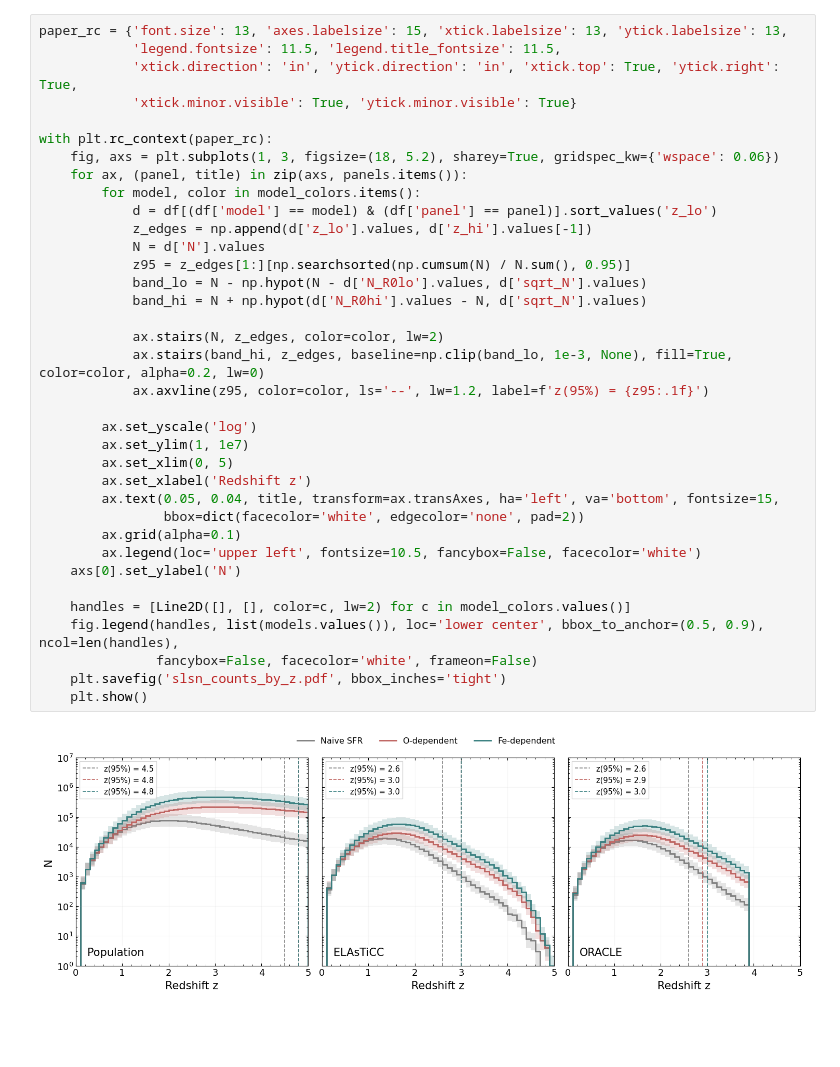
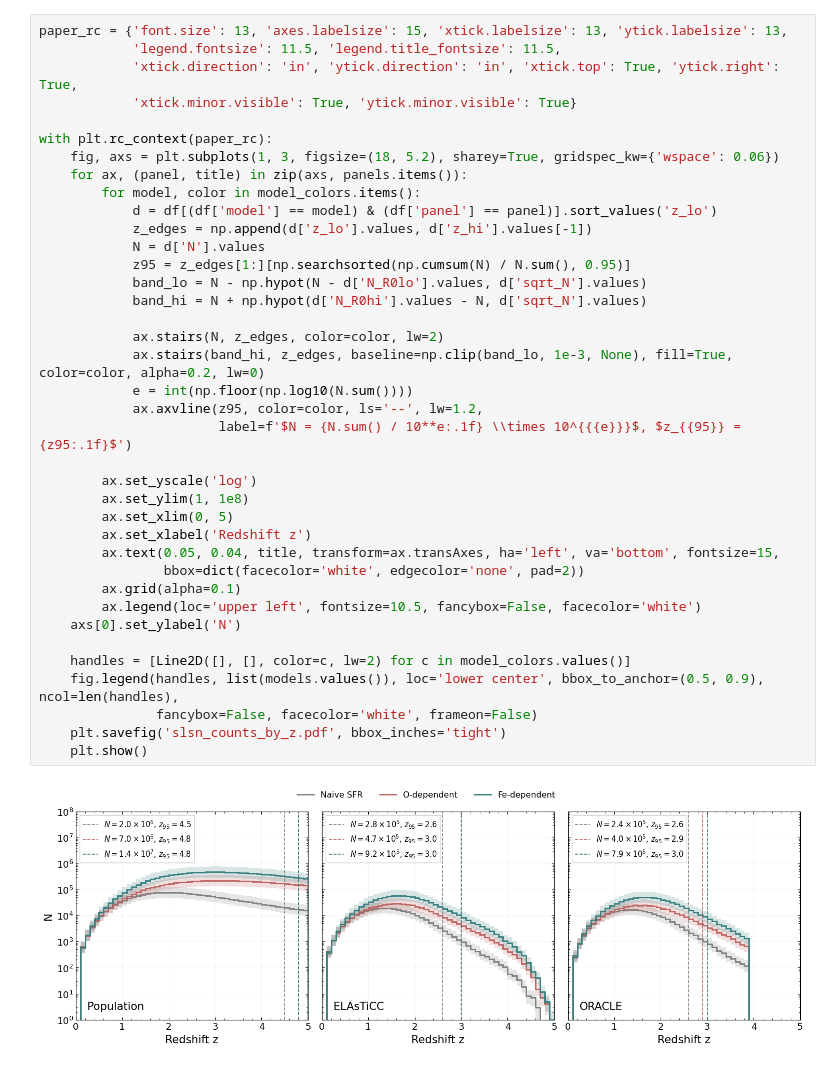
Before and after one commit to dev-ved30/Oracle, a Jupyter notebook: Glue/slsn_counts_by_z.ipynb, the cells around one changed output. Saved outputs shown, nothing was run; the diff lists cells and outputs as text; blank space fills up the shorter version.

Commit message:
Added counts back to legends

```diff
--- a/Glue/slsn_counts_by_z.ipynb
+++ b/Glue/slsn_counts_by_z.ipynb
@@ -31,33 +49,35 @@ paper_rc = {'font.size': 13, 'axes.labelsize': 15, 'xtick.labelsize': 13, 'ytick
 
 with plt.rc_context(paper_rc):
     fig, axs = plt.subplots(1, 3, figsize=(18, 5.2), sharey=True, gridspec_kw={'wspace': 0.06})
     for ax, (panel, title) in zip(axs, panels.items()):
         for model, color in model_colors.items():
             d = df[(df['model'] == model) & (df['panel'] == panel)].sort_values('z_lo')
             z_edges = np.append(d['z_lo'].values, d['z_hi'].values[-1])
             N = d['N'].values
             z95 = z_edges[1:][np.searchsorted(np.cumsum(N) / N.sum(), 0.95)]
             band_lo = N - np.hypot(N - d['N_R0lo'].values, d['sqrt_N'].values)
             band_hi = N + np.hypot(d['N_R0hi'].values - N, d['sqrt_N'].values)
 
             ax.stairs(N, z_edges, color=color, lw=2)
             ax.stairs(band_hi, z_edges, baseline=np.clip(band_lo, 1e-3, None), fill=True, color=color, alpha=0.2, lw=0)
-            ax.axvline(z95, color=color, ls='--', lw=1.2, label=f'z(95%) = {z95:.1f}')
+            e = int(np.floor(np.log10(N.sum())))
+            ax.axvline(z95, color=color, ls='--', lw=1.2,
+                       label=f'$N = {N.sum() / 10**e:.1f} \\times 10^{{{e}}}$, $z_{{95}} = {z95:.1f}$')
 
         ax.set_yscale('log')
-        ax.set_ylim(1, 1e7)
+        ax.set_ylim(1, 1e8)
         ax.set_xlim(0, 5)
         ax.set_xlabel('Redshift z')
         ax.text(0.05, 0.04, title, transform=ax.transAxes, ha='left', va='bottom', fontsize=15,
                 bbox=dict(facecolor='white', edgecolor='none', pad=2))
         ax.grid(alpha=0.1)
         ax.legend(loc='upper left', fontsize=10.5, fancybox=False, facecolor='white')
     axs[0].set_ylabel('N')
 
     handles = [Line2D([], [], color=c, lw=2) for c in model_colors.values()]
     fig.legend(handles, list(models.values()), loc='lower center', bbox_to_anchor=(0.5, 0.9), ncol=len(handles),
                fancybox=False, facecolor='white', frameon=False)
     plt.savefig('slsn_counts_by_z.pdf', bbox_inches='tight')
     plt.show()
 # %% [output]
-[figure, old version]
+[figure, new version]
```
Also changed, not shown: parts of 1 cell of this notebook.
